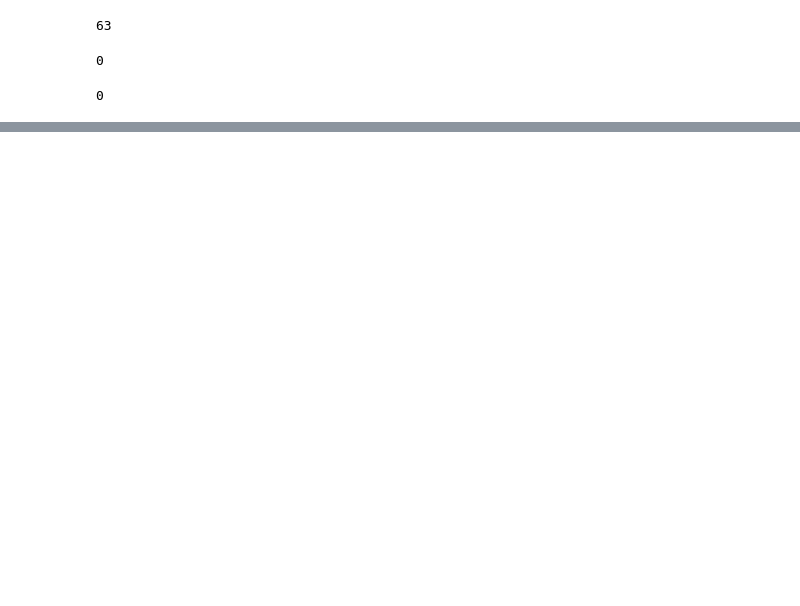
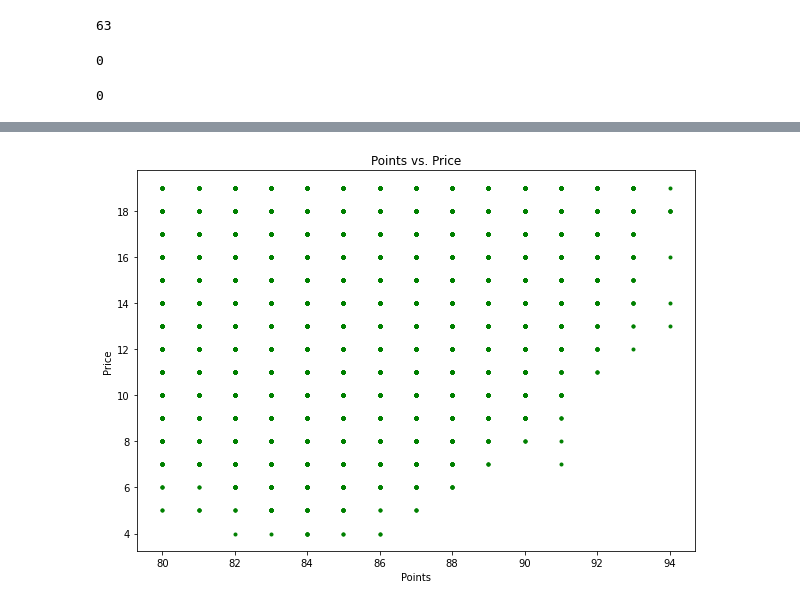
Before and after one commit to lauren-gerns/Cheap-Wine, a Jupyter notebook: wine.ipynb, the cells around one changed output, grey strips where cells are left out. Saved outputs shown, nothing was run; the diff lists cells and outputs as text; code cells hidden in the pictures; blank space fills up the shorter version.

```diff
--- a/wine.ipynb
+++ b/wine.ipynb
@@ -107,0 +97,10 @@ plt.show()
+# %%
+plt.subplots(figsize=(10,7))
+plt.plot(cheap_wine['points'], cheap_wine['price'], 'g.')
+plt.title('Points vs. Price')
+plt.xlabel('Points')
+plt.ylabel('Price')
+
+plt.show()
+# %% [output]
+[figure, added]
```
Also changed, not shown: parts of 11 cells of this notebook.
